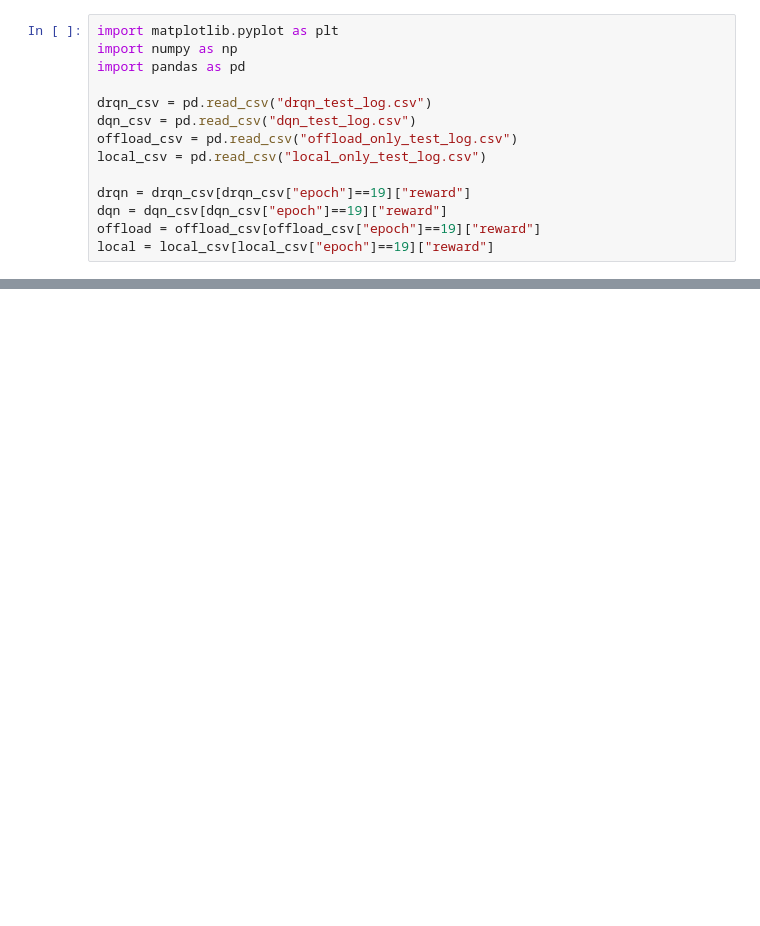
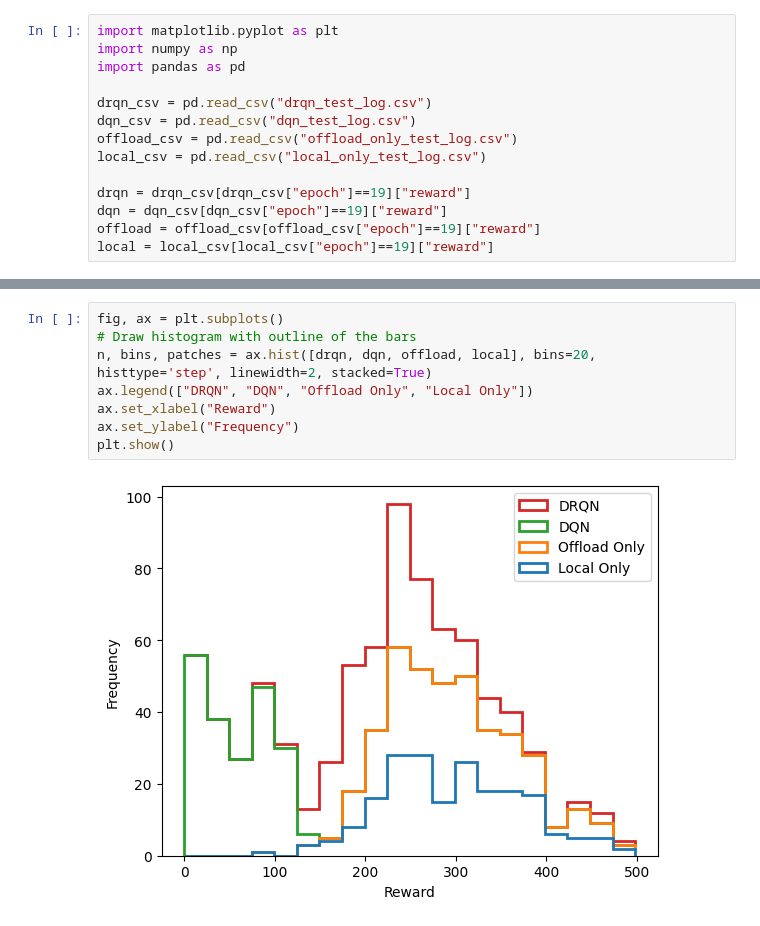
Before and after one commit to crazytb/feddrl, a Jupyter notebook: test.ipynb, the cells around one changed output, grey strips where cells are left out. Saved outputs shown, nothing was run; the diff lists cells and outputs as text; blank space fills up the shorter version.

```diff
--- a/test.ipynb
+++ b/test.ipynb
@@ -19,0 +20,10 @@ violin = ax.violinplot([drqn, dqn, offload, local], showmeans=True)
+# %%
+fig, ax = plt.subplots()
+# Draw histogram with outline of the bars
+n, bins, patches = ax.hist([drqn, dqn, offload, local], bins=20, histtype='step', linewidth=2, stacked=True)
+ax.legend(["DRQN", "DQN", "Offload Only", "Local Only"])
+ax.set_xlabel("Reward")
+ax.set_ylabel("Frequency")
+plt.show()
+# %% [output]
+[figure, added]
```
Also changed, not shown: parts of 2 cells of this notebook, 12 other files.
